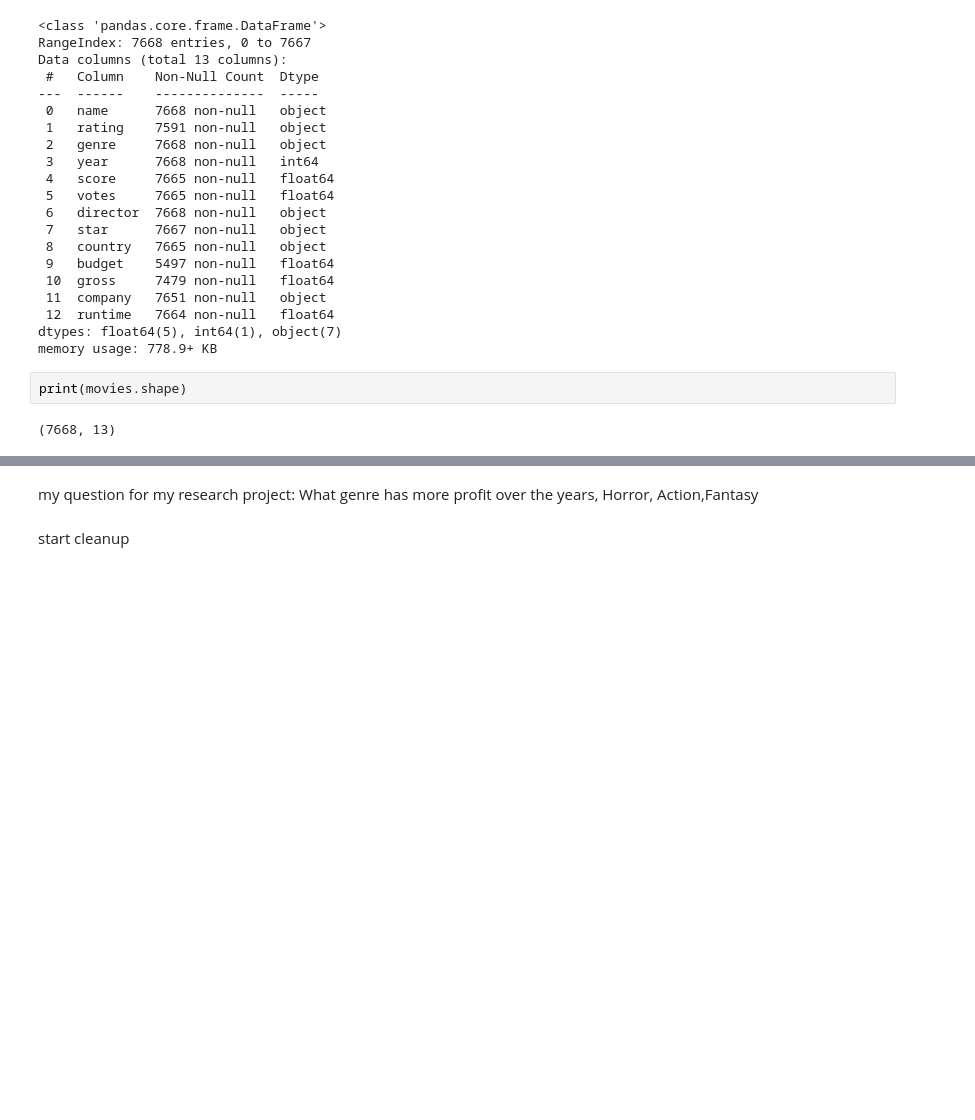
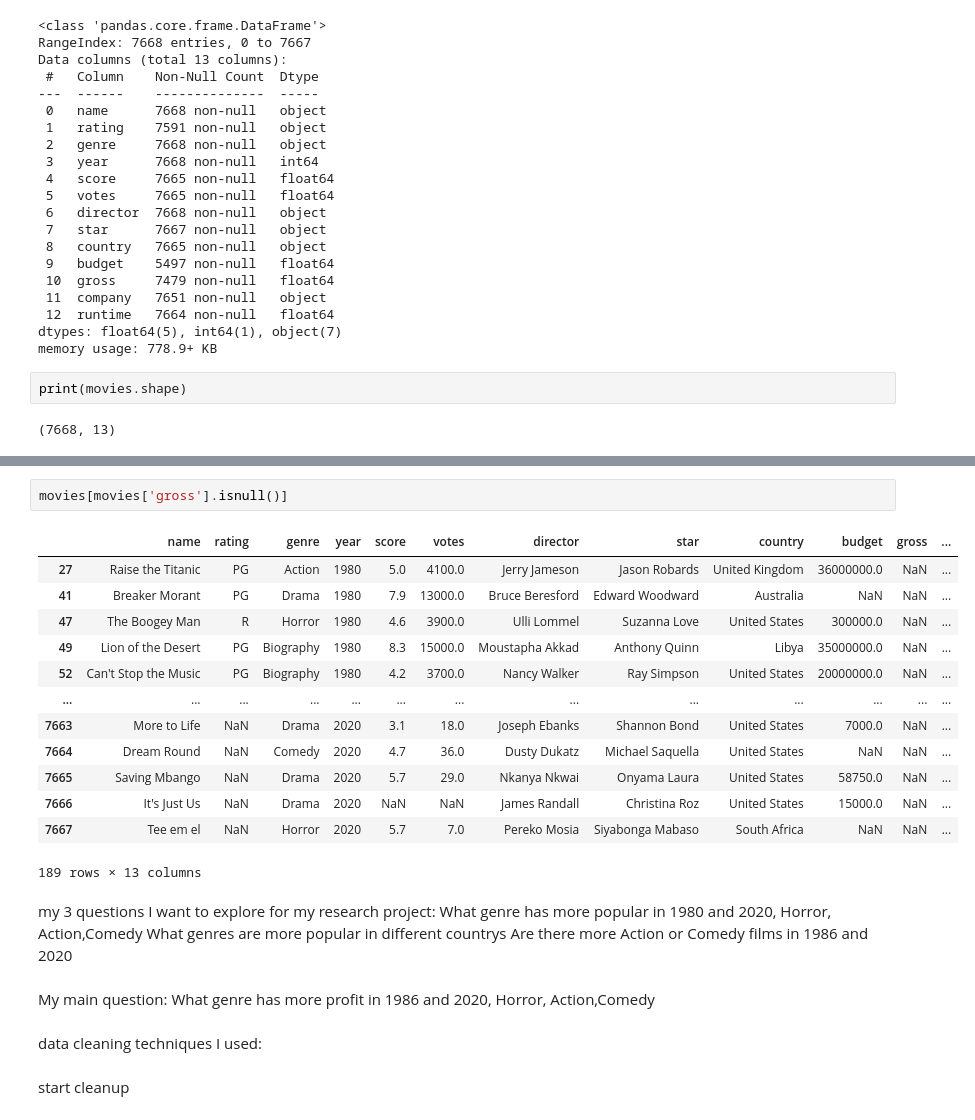
Before and after one commit to Kaidense2026/Pop_culture-, a Jupyter notebook: Pop_Culture_research_project.ipynb, the cells around one changed output, grey strips where cells are left out. Cells and saved outputs as stored; diff of their text form; blank space fills up the shorter version.

```diff
--- a/Pop_Culture_research_project.ipynb
+++ b/Pop_Culture_research_project.ipynb
@@ -60,5 +120,28 @@ print(movies.shape)
+# %%
+movies[movies['gross'].isnull()]
+# %% [output]
+|  | name | rating | genre | year | score | votes | director | star | country | budget | gross | ... |
+| 27 | Raise the Titanic | PG | Action | 1980 | 5.0 | 4100.0 | Jerry Jameson | Jason Robards | United Kingdom | 36000000.0 | NaN | ... |
+| 41 | Breaker Morant | PG | Drama | 1980 | 7.9 | 13000.0 | Bruce Beresford | Edward Woodward | Australia | NaN | NaN | ... |
+| 47 | The Boogey Man | R | Horror | 1980 | 4.6 | 3900.0 | Ulli Lommel | Suzanna Love | United States | 300000.0 | NaN | ... |
+| 49 | Lion of the Desert | PG | Biography | 1980 | 8.3 | 15000.0 | Moustapha Akkad | Anthony Quinn | Libya | 35000000.0 | NaN | ... |
+| 52 | Can't Stop the Music | PG | Biography | 1980 | 4.2 | 3700.0 | Nancy Walker | Ray Simpson | United States | 20000000.0 | NaN | ... |
+| ... | ... | ... | ... | ... | ... | ... | ... | ... | ... | ... | ... | ... |
+| 7663 | More to Life | NaN | Drama | 2020 | 3.1 | 18.0 | Joseph Ebanks | Shannon Bond | United States | 7000.0 | NaN | ... |
+| 7664 | Dream Round | NaN | Comedy | 2020 | 4.7 | 36.0 | Dusty Dukatz | Michael Saquella | United States | NaN | NaN | ... |
+| 7665 | Saving Mbango | NaN | Drama | 2020 | 5.7 | 29.0 | Nkanya Nkwai | Onyama Laura | United States | 58750.0 | NaN | ... |
+| 7666 | It's Just Us | NaN | Drama | 2020 | NaN | NaN | James Randall | Christina Roz | United States | 15000.0 | NaN | ... |
+| 7667 | Tee em el | NaN | Horror | 2020 | 5.7 | 7.0 | Pereko Mosia | Siyabonga Mabaso | South Africa | NaN | NaN | ... |
+189 rows × 13 columns
+# %% [markdown]
+my 3 questions I want to explore for my research project:
+What genre has more popular in 1980 and 2020, Horror, Action,Comedy
+What genres are more popular in different countrys
+Are there more Action or Comedy films in 1986 and 2020
 # %% [markdown]
-my question for my research project:
-What genre has more profit over the years, Horror, Action,Fantasy
+My main question:
+What genre has more profit in 1986 and 2020, Horror, Action,Comedy
+# %% [markdown]
+data cleaning techniques I used:
 # %% [markdown]
 start cleanup
```
Also changed, not shown: parts of 6 cells of this notebook.
